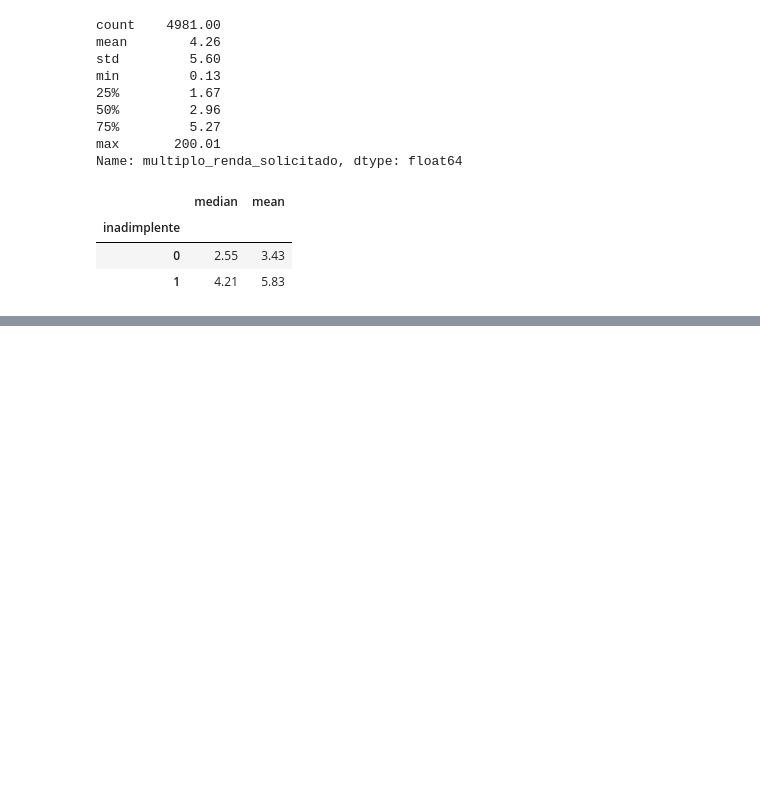
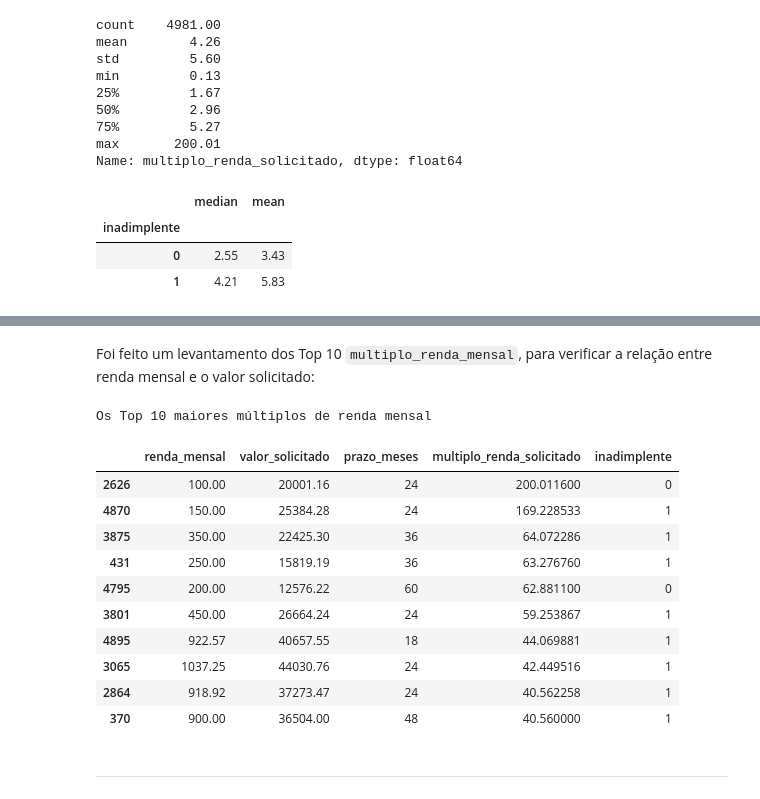
Before and after one commit to gabrielbragads/fast-track-ai-analise-de-credito, a Jupyter notebook: notebook/analise_de_credito.ipynb, the cells around one changed output, grey strips where cells are left out. Drawn from its saved outputs; the diff is of its cells as text; code cells hidden in the pictures; blank space fills up the shorter version.

Commit message:
feat: implementando a preparação para modelagem

```diff
--- a/notebook/analise_de_credito.ipynb
+++ b/notebook/analise_de_credito.ipynb
@@ -629,0 +366,33 @@ A importância por permutação é exploratória. Interpretamos as variáveis ma
+# %% [markdown]
+Foi feito um levantamento dos Top 10 `multiplo_renda_mensal`, para verificar a relação entre renda mensal e o valor solicitado:
+# %%
+colunas = [
+    "renda_mensal",
+    "valor_solicitado",
+    "prazo_meses",
+    "multiplo_renda_solicitado",
+    "inadimplente"
+]
+
+print("Os Top 10 maiores múltiplos de renda mensal")
+display(
+    df.nlargest(
+        10,
+        "multiplo_renda_solicitado"
+    )[colunas]
+)
+# %% [output]
+Os Top 10 maiores múltiplos de renda mensal
+|  | renda_mensal | valor_solicitado | prazo_meses | multiplo_renda_solicitado | inadimplente |
+| 2626 | 100.00 | 20001.16 | 24 | 200.011600 | 0 |
+| 4870 | 150.00 | 25384.28 | 24 | 169.228533 | 1 |
+| 3875 | 350.00 | 22425.30 | 36 | 64.072286 | 1 |
+| 431 | 250.00 | 15819.19 | 36 | 63.276760 | 1 |
+| 4795 | 200.00 | 12576.22 | 60 | 62.881100 | 0 |
+| 3801 | 450.00 | 26664.24 | 24 | 59.253867 | 1 |
+| 4895 | 922.57 | 40657.55 | 18 | 44.069881 | 1 |
+| 3065 | 1037.25 | 44030.76 | 24 | 42.449516 | 1 |
+| 2864 | 918.92 | 37273.47 | 24 | 40.562258 | 1 |
+| 370 | 900.00 | 36504.00 | 48 | 40.560000 | 1 |
+# %% [markdown]
+-------------------------------------------------------------------
```
Also changed, not shown: parts of 22 cells of this notebook.
